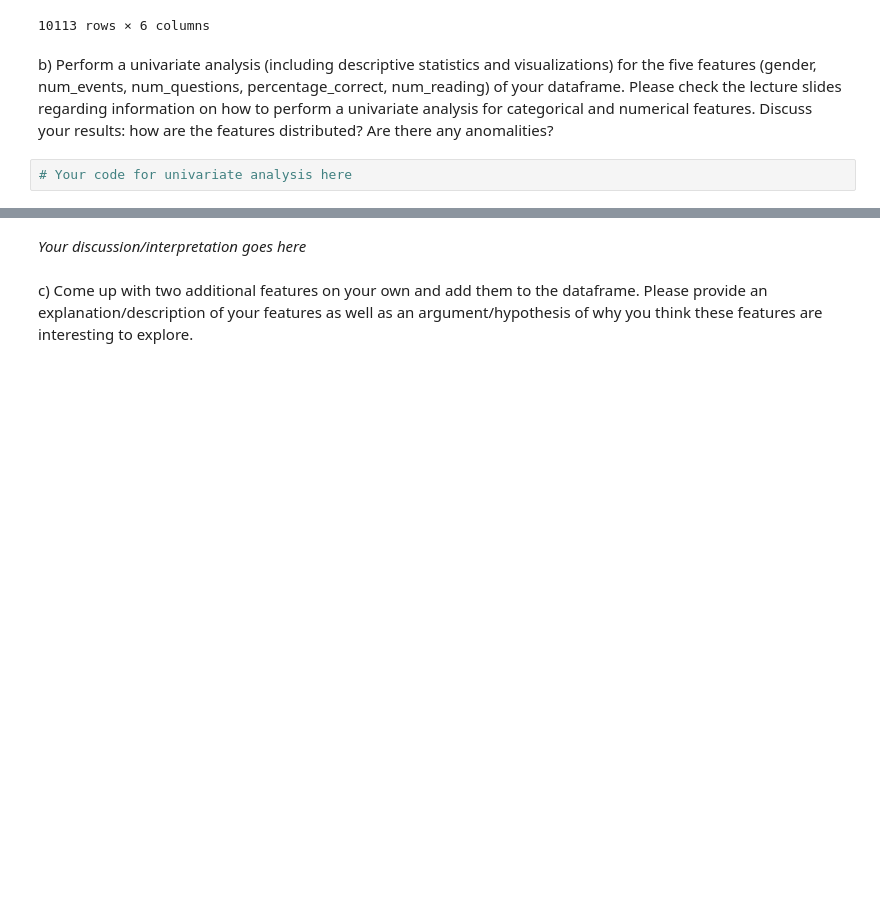
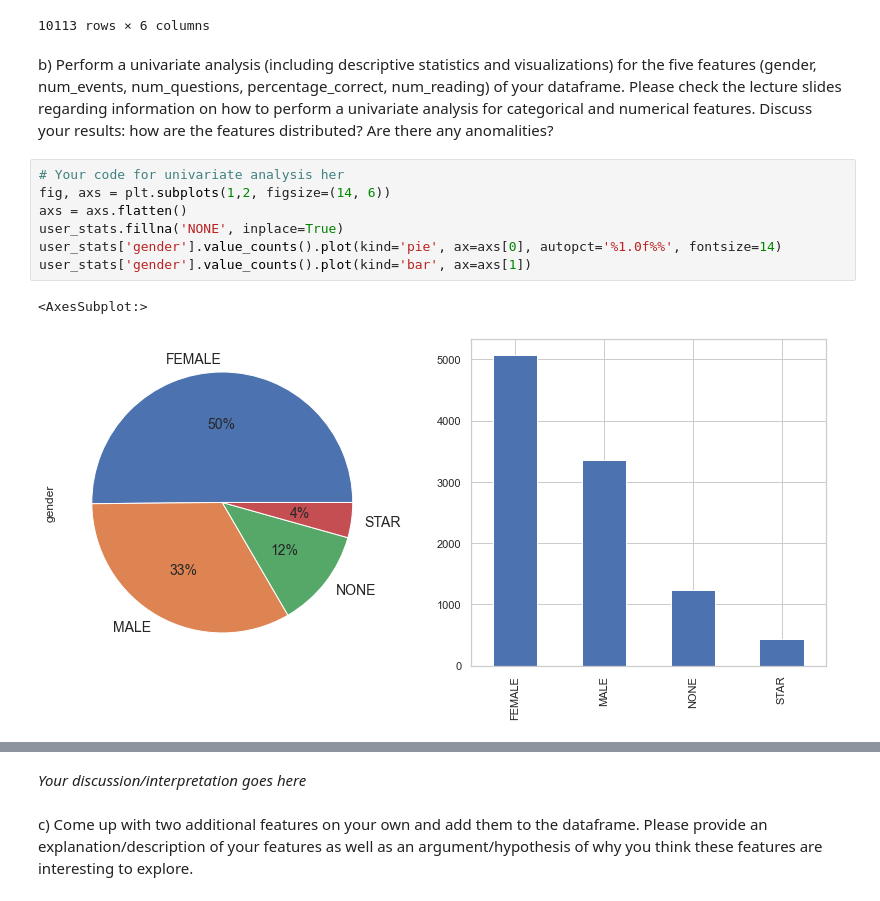
Before and after one commit to ssui-liu/mlbd-2022, a Jupyter notebook: project/m2_lernnavi_sciper.ipynb, the cells around one changed output, grey strips where cells are left out. Saved outputs shown, nothing was run; the diff lists cells and outputs as text; blank space fills up the shorter version.

```diff
--- a/project/m2_lernnavi_sciper.ipynb
+++ b/project/m2_lernnavi_sciper.ipynb
@@ -223,5 +228,13 @@ user_stats
 10113 rows × 6 columns
 # %% [markdown]
 b) Perform a univariate analysis (including descriptive statistics and visualizations) for the five features (gender, num_events, num_questions, percentage_correct, num_reading) of your dataframe. Please check the lecture slides regarding information on how to perform a univariate analysis for categorical and numerical features. Discuss your results: how are the features distributed? Are there any anomalities?
-# %%
-# Your code for univariate analysis here
+# %%
+# Your code for univariate analysis her
+fig, axs = plt.subplots(1,2, figsize=(14, 6))
+axs = axs.flatten()
+user_stats.fillna('NONE', inplace=True)
+user_stats['gender'].value_counts().plot(kind='pie', ax=axs[0], autopct='%1.0f%%', fontsize=14)
+user_stats['gender'].value_counts().plot(kind='bar', ax=axs[1])
+# %% [output]
+<AxesSubplot:>
+[figure, added]
```
Also changed, not shown: parts of 9 cells of this notebook.
